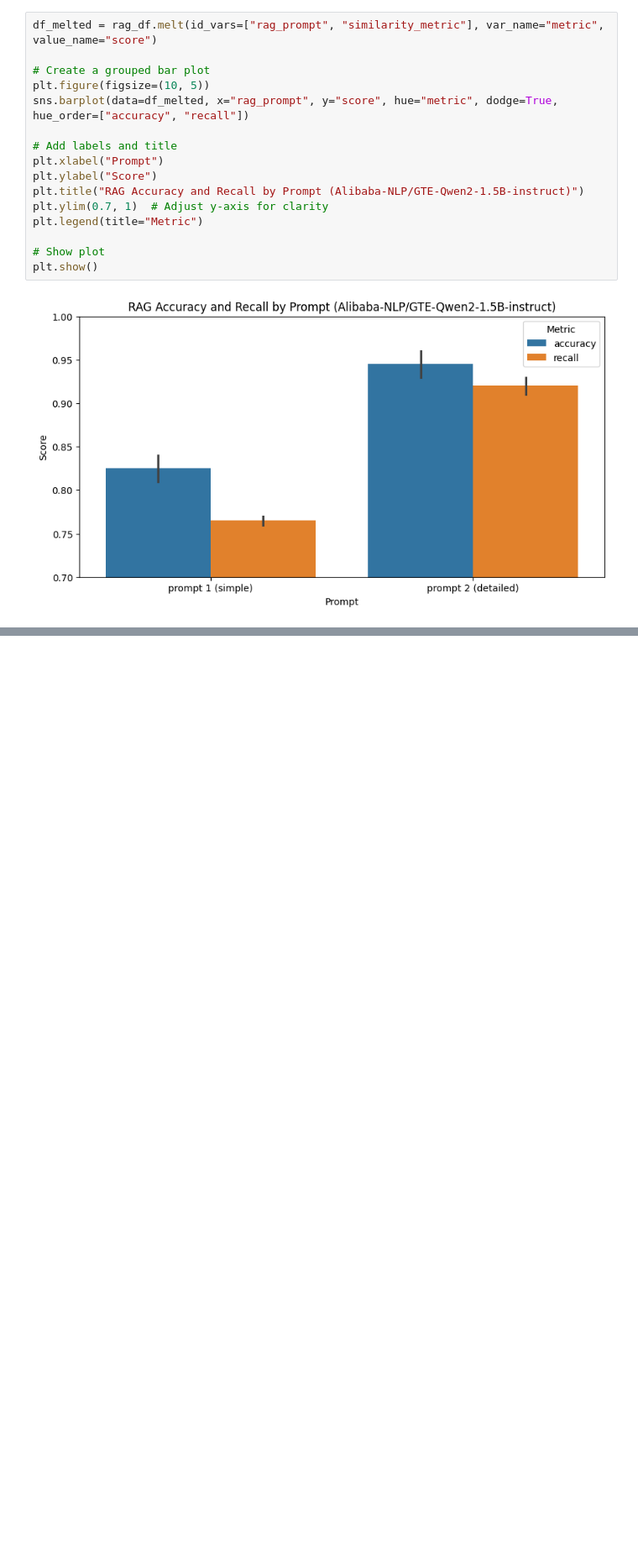
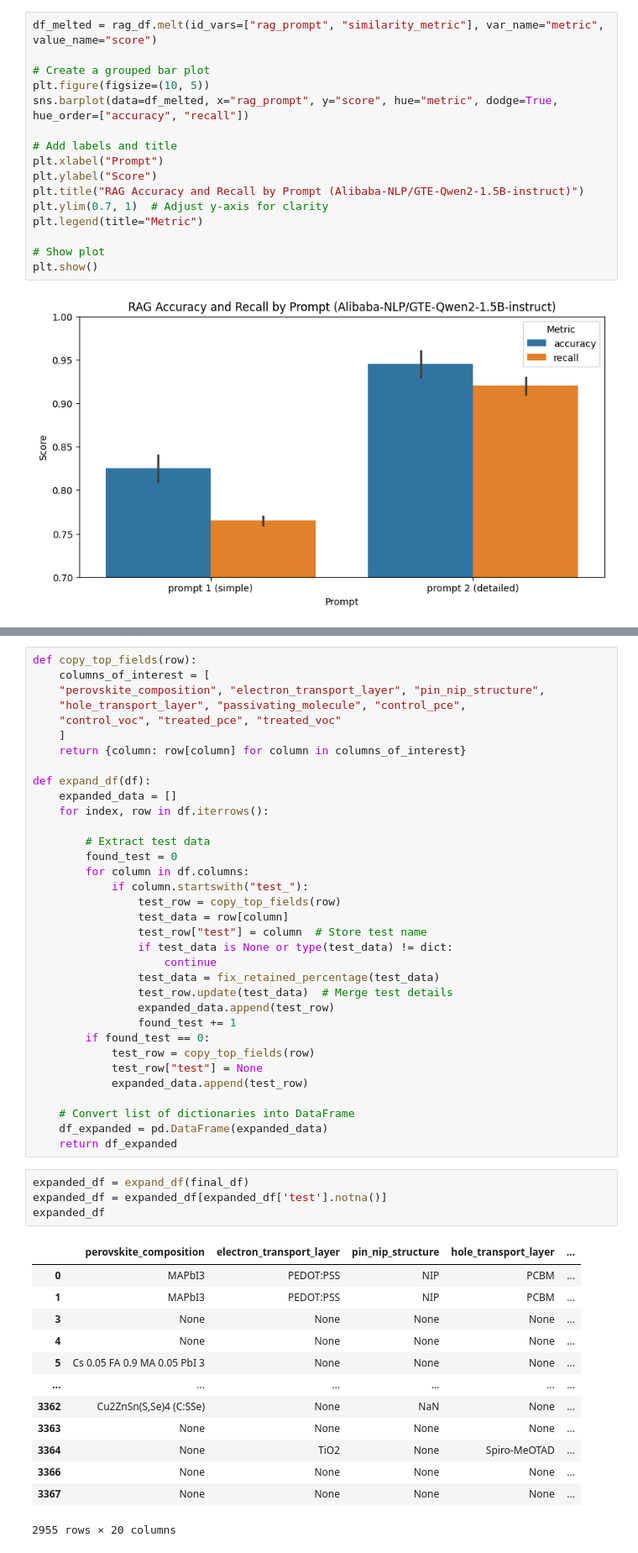
Before and after one commit to kanggunh/DSC180_B11_Q2, a Jupyter notebook: extraction_vis.ipynb, the cells around one changed output, grey strips where cells are left out. Shown at 84% size. Saved outputs shown, nothing was run; the diff lists cells and outputs as text; blank space fills up the shorter version.

```diff
--- a/extraction_vis.ipynb
+++ b/extraction_vis.ipynb
@@ -87,0 +107,52 @@ plt.show()
+# %%
+def copy_top_fields(row):
+    columns_of_interest = [
+    "perovskite_composition", "electron_transport_layer", "pin_nip_structure",
+    "hole_transport_layer", "passivating_molecule", "control_pce",
+    "control_voc", "treated_pce", "treated_voc"
+    ]
+    return {column: row[column] for column in columns_of_interest}
+
+def expand_df(df):
+    expanded_data = []
+    for index, row in df.iterrows():
+
+        # Extract test data
+        found_test = 0
+        for column in df.columns:
+            if column.startswith("test_"):
+                test_row = copy_top_fields(row)
+                test_data = row[column]
+                test_row["test"] = column  # Store test name
+                if test_data is None or type(test_data) != dict:
+                    continue
+                test_data = fix_retained_percentage(test_data)
+                test_row.update(test_data)  # Merge test details
+                expanded_data.append(test_row)
+                found_test += 1
+        if found_test == 0:
+            test_row = copy_top_fields(row)
+            test_row["test"] = None
+            expanded_data.append(test_row)
+
+    # Convert list of dictionaries into DataFrame
+    df_expanded = pd.DataFrame(expanded_data)
+    return df_expanded
+# %%
+expanded_df = expand_df(final_df)
+expanded_df = expanded_df[expanded_df['test'].notna()]
+expanded_df
+# %% [output]
+|  | perovskite_composition | electron_transport_layer | pin_nip_structure | hole_transport_layer | ... |
+| 0 | MAPbI3 | PEDOT:PSS | NIP | PCBM | ... |
+| 1 | MAPbI3 | PEDOT:PSS | NIP | PCBM | ... |
+| 3 | None | None | None | None | ... |
+| 4 | None | None | None | None | ... |
+| 5 | Cs 0.05 FA 0.9 MA 0.05 PbI 3 | None | None | None | ... |
+| ... | ... | ... | ... | ... | ... |
+| 3362 | Cu2ZnSn(S,Se)4 (C:SSe) | None | NaN | None | ... |
+| 3363 | None | None | None | None | ... |
+| 3364 | None | TiO2 | None | Spiro-MeOTAD | ... |
+| 3366 | None | None | None | None | ... |
+| 3367 | None | None | None | None | ... |
+2955 rows × 20 columns
```
Also changed, not shown: parts of 6 cells of this notebook, 4 other files.
